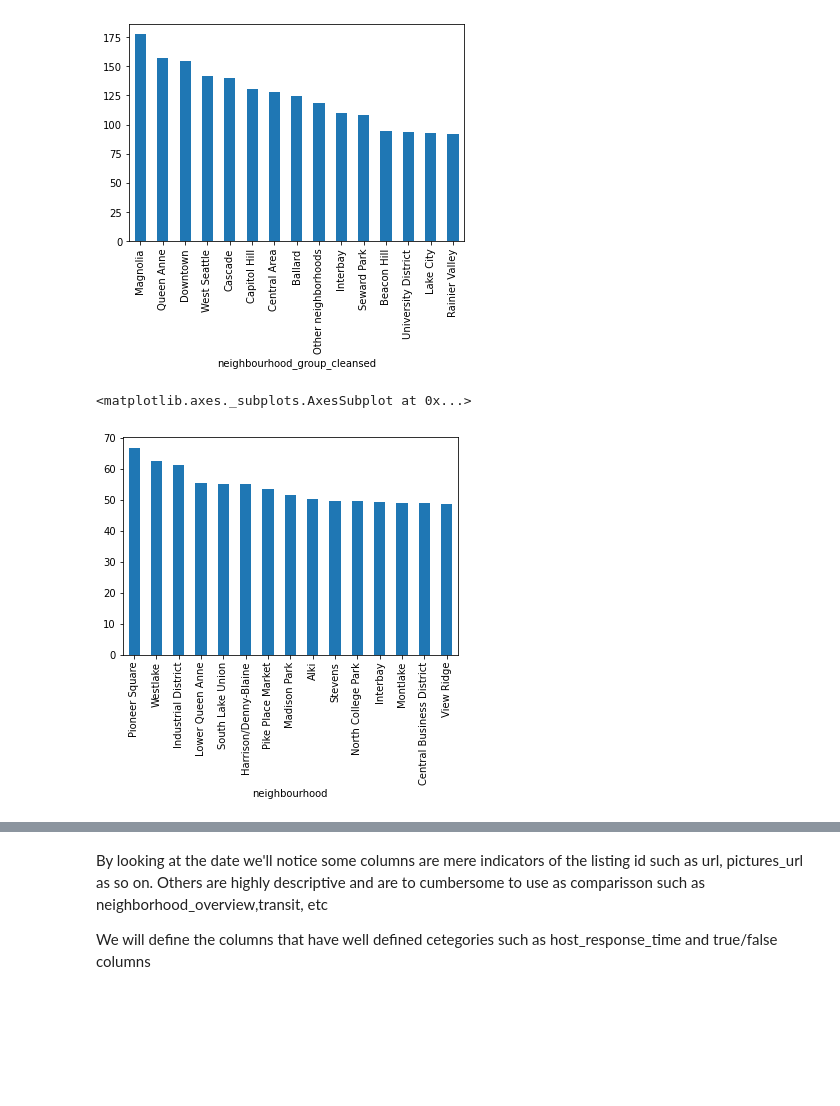
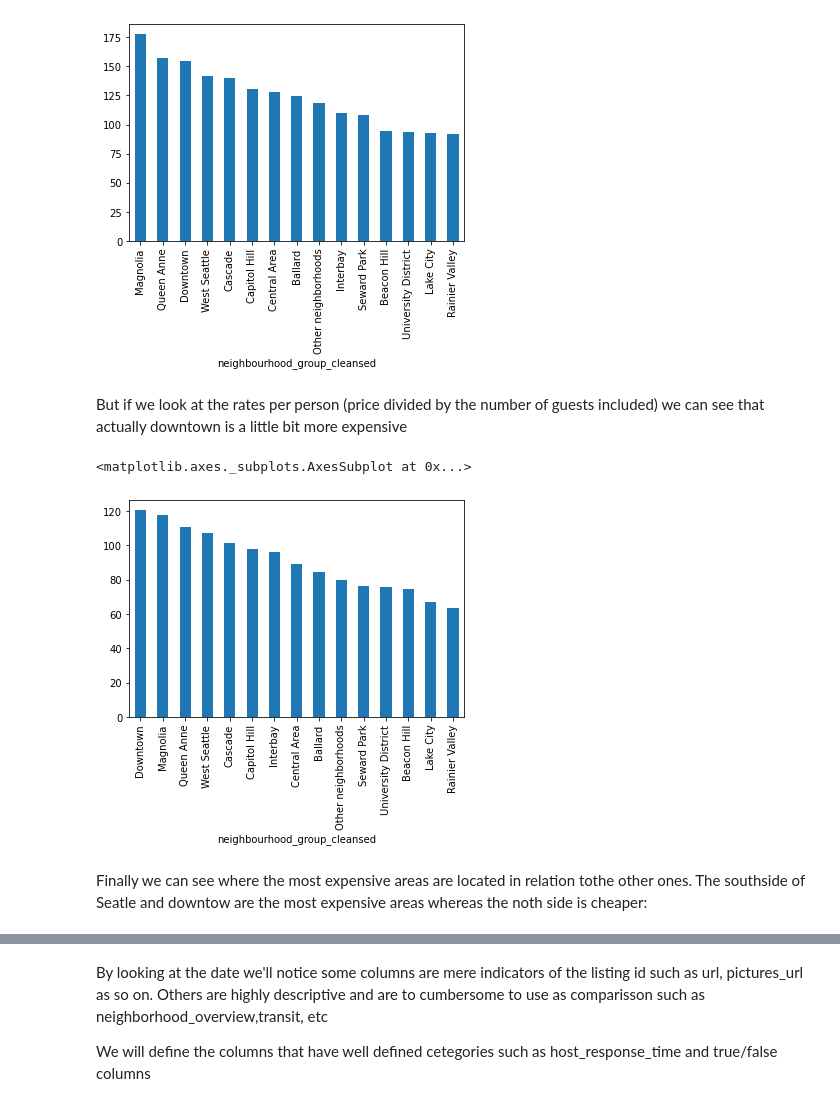
Before and after one commit to bruno-doval/Project-1, a Jupyter notebook: project-1.ipynb, the cells around one changed output, grey strips where cells are left out. Drawn from its saved outputs; the diff is of its cells as text; code cells hidden in the pictures; blank space fills up the shorter version.

```diff
--- a/project-1.ipynb
+++ b/project-1.ipynb
@@ -204,10 +166,14 @@ listing.groupby('neighbourhood_group_cleansed').mean().sort_values(by='price',as
 # %% [output]
 <matplotlib.axes._subplots.AxesSubplot at 0x...>
 [figure]
+# %% [markdown]
+But if we look at the rates per person (price divided by the number of guests included) we can see that actually downtown is a little bit more expensive
 # %%
-listing['price_per_person']=listing['price']/listing['accommodates']
+listing['price_per_person']=listing['price']/listing['guests_included']
 # %%
-listing.groupby('neighbourhood').mean().sort_values(by='price_per_person',ascending=False).head(15).price_per_person.plot.bar()
+#removing 0's in guest included
+listing[listing.guests_included>0].groupby('neighbourhood_group_cleansed'
+               ).mean().sort_values(by='price_per_person',ascending=False).head(15).price_per_person.plot.bar()
 # %% [output]
 <matplotlib.axes._subplots.AxesSubplot at 0x...>
-[figure, old version]
+[figure, new version]
@@ -220,0 +180,3 @@ property_type_per_n=listing_busy.groupby(['neighbourhood','property_type']).size
+# %% [markdown]
+Finally we can see where the most expensive areas are located in relation tothe other ones.
+The southside of Seatle and downtow are the most expensive areas whereas the noth side is cheaper:
```
Also changed, not shown: parts of 51 cells of this notebook.
